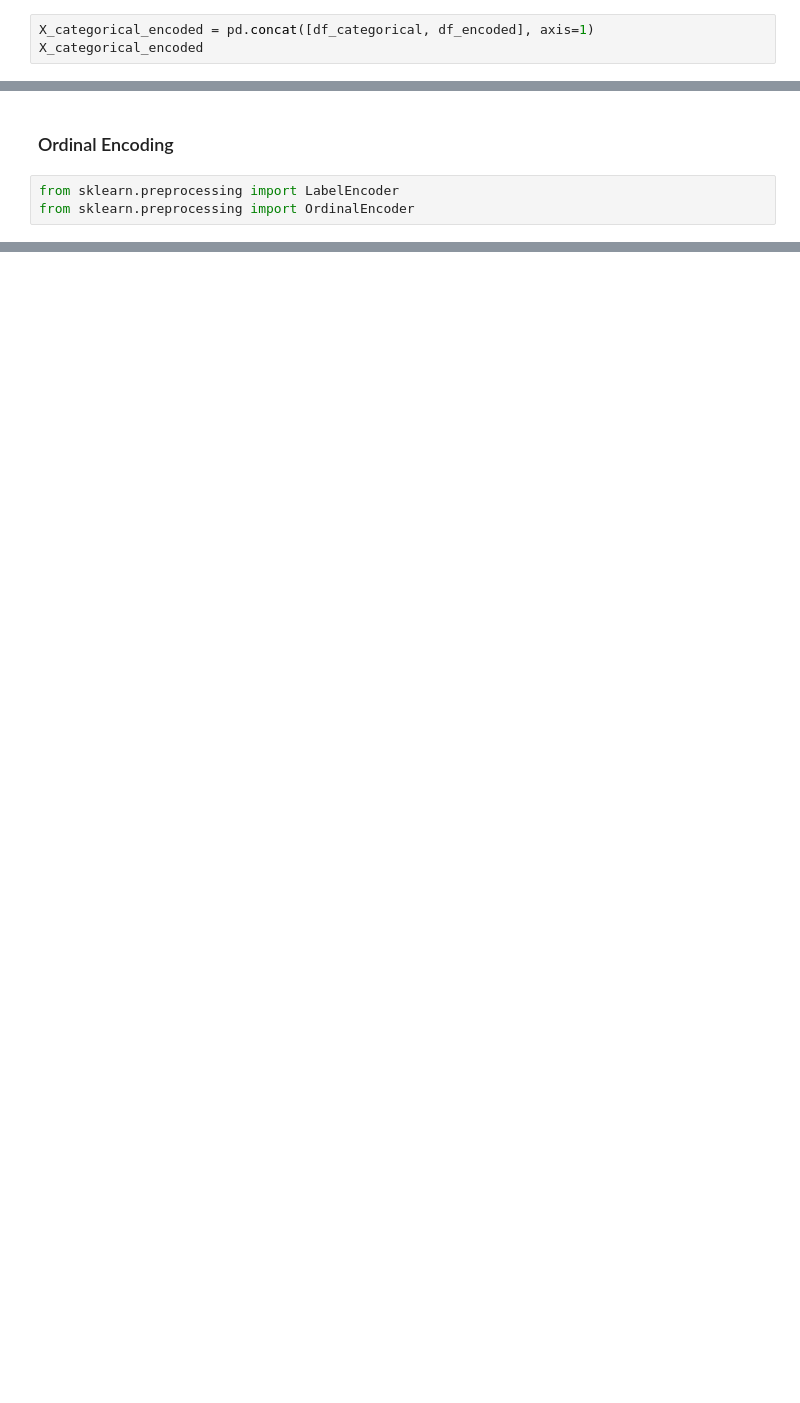
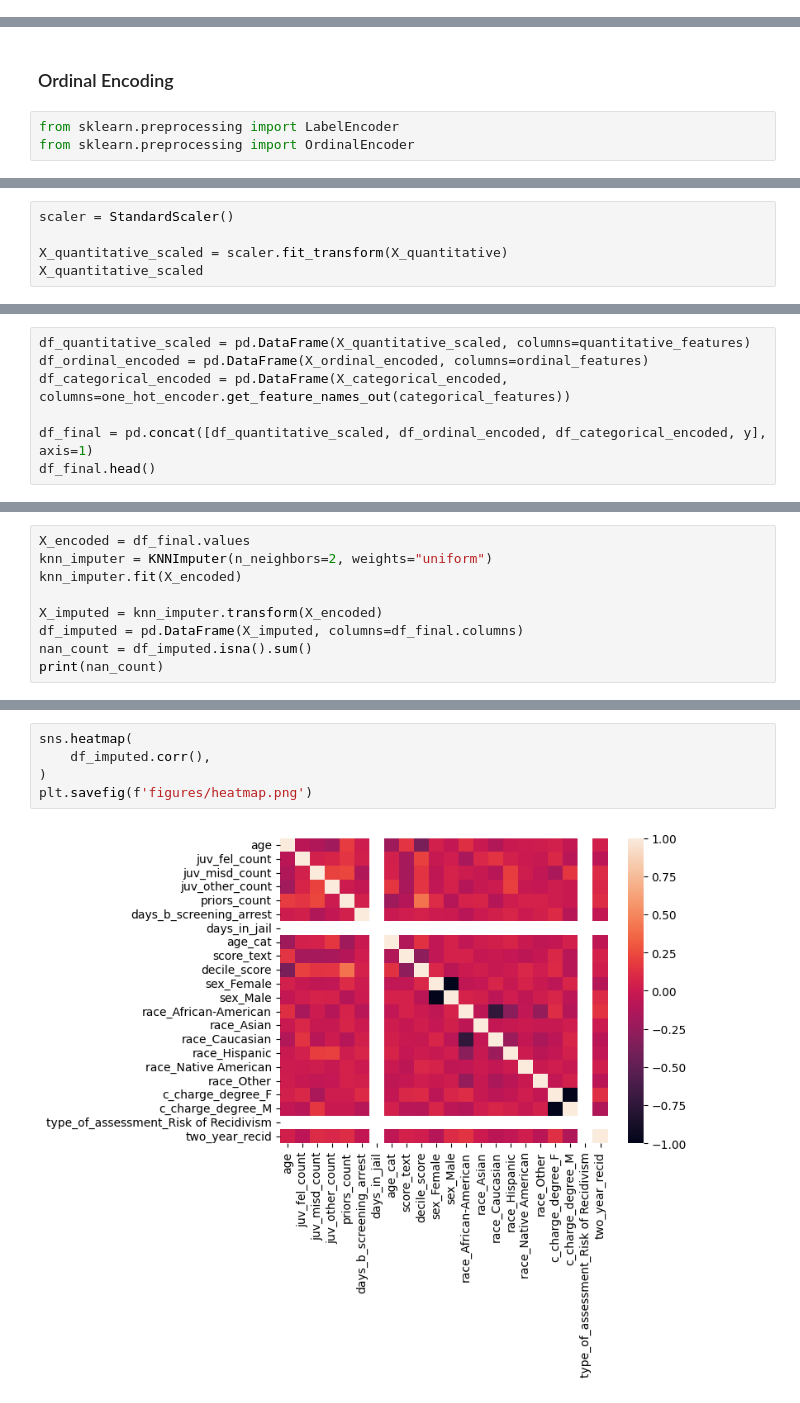
Before and after one commit to estellelm38/Fairness_COMPAS, a Jupyter notebook: preprocessing.ipynb, the cells around one changed output, grey strips where cells are left out. Cells and saved outputs as stored; diff of their text form; blank space fills up the shorter version.

```diff
--- a/preprocessing.ipynb
+++ b/preprocessing.ipynb
@@ -112,3 +77,0 @@ Number of new columns generated after one-hot encoding: 54953
-# %%
-X_categorical_encoded = pd.concat([df_categorical, df_encoded], axis=1)
-X_categorical_encoded
@@ -158,0 +105,5 @@ df_encoded = pd.concat([df_quantitative, df_categorical_encoded, df_ordinal_enco
+# %%
+scaler = StandardScaler()
+
+X_quantitative_scaled = scaler.fit_transform(X_quantitative)
+X_quantitative_scaled
@@ -158,0 +126,7 @@ df_encoded = pd.concat([df_quantitative, df_categorical_encoded, df_ordinal_enco
+# %%
+df_quantitative_scaled = pd.DataFrame(X_quantitative_scaled, columns=quantitative_features)
+df_ordinal_encoded = pd.DataFrame(X_ordinal_encoded, columns=ordinal_features)
+df_categorical_encoded = pd.DataFrame(X_categorical_encoded, columns=one_hot_encoder.get_feature_names_out(categorical_features))
+
+df_final = pd.concat([df_quantitative_scaled, df_ordinal_encoded, df_categorical_encoded, y], axis=1)
+df_final.head()
@@ -160,0 +200,9 @@ df_encoded = pd.concat([df_quantitative, df_categorical_encoded, df_ordinal_enco
+# %%
+X_encoded = df_final.values
+knn_imputer = KNNImputer(n_neighbors=2, weights="uniform")
+knn_imputer.fit(X_encoded)
+
+X_imputed = knn_imputer.transform(X_encoded)
+df_imputed = pd.DataFrame(X_imputed, columns=df_final.columns)
+nan_count = df_imputed.isna().sum()
+print(nan_count)
@@ -160,0 +318,7 @@ df_encoded = pd.concat([df_quantitative, df_categorical_encoded, df_ordinal_enco
+# %%
+sns.heatmap(
+    df_imputed.corr(),
+)
+plt.savefig(f'figures/heatmap.png')
+# %% [output]
+[figure, added]
```
Also changed, not shown: parts of 37 cells of this notebook.
